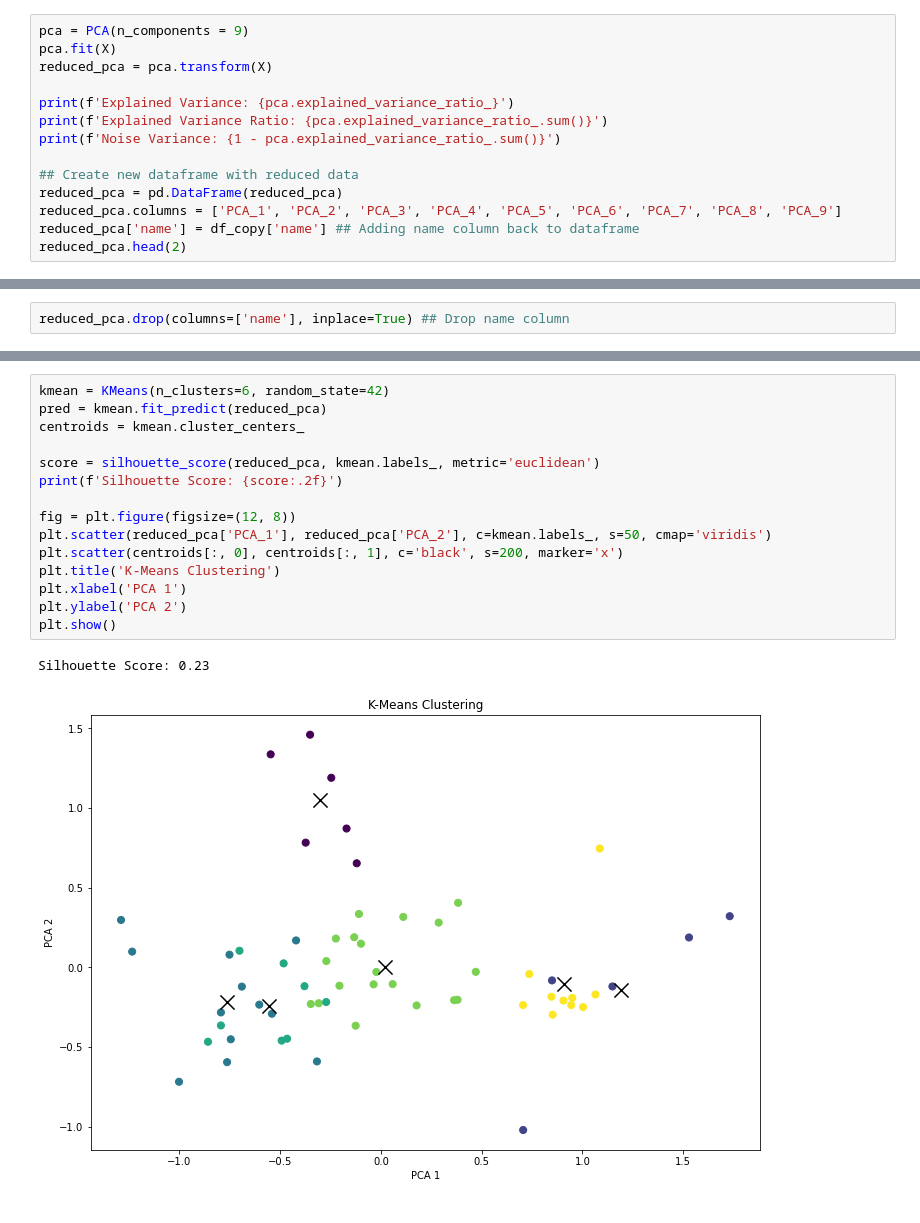
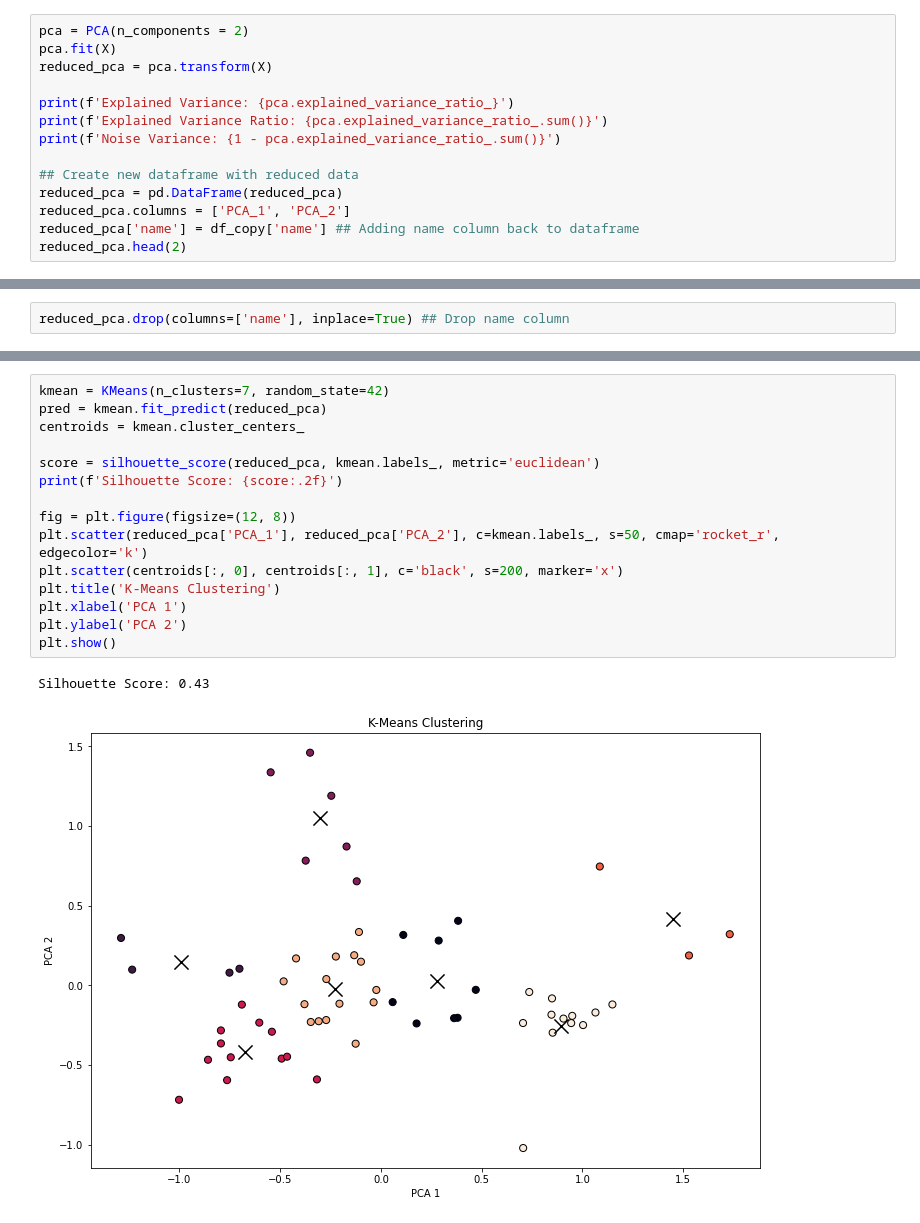
Before and after one commit to vineetver/Pose, a Jupyter notebook: Pose.ipynb, the cells around one changed output, grey strips where cells are left out. Saved outputs shown, nothing was run; the diff lists cells and outputs as text.

```diff
--- a/Pose.ipynb
+++ b/Pose.ipynb
@@ -297,7 +300,7 @@ plt.show()
 # %% [markdown]
 Applying PCA with 9 dimensions to capture 95% variance
 # %%
-pca = PCA(n_components = 9)
+pca = PCA(n_components = 2)
 pca.fit(X)
 reduced_pca = pca.transform(X)
 
@@ -307,7 +310,7 @@ print(f'Noise Variance: {1 - pca.explained_variance_ratio_.sum()}')
 
 ## Create new dataframe with reduced data
 reduced_pca = pd.DataFrame(reduced_pca)
-reduced_pca.columns = ['PCA_1', 'PCA_2', 'PCA_3', 'PCA_4', 'PCA_5', 'PCA_6', 'PCA_7', 'PCA_8', 'PCA_9']
+reduced_pca.columns = ['PCA_1', 'PCA_2']
 reduced_pca['name'] = df_copy['name'] ## Adding name column back to dataframe
 reduced_pca.head(2)
 # %% [output]
@@ -348,18 +350,18 @@ plt.show()
 # %%
-kmean = KMeans(n_clusters=6, random_state=42)
+kmean = KMeans(n_clusters=7, random_state=42)
 pred = kmean.fit_predict(reduced_pca)
 centroids = kmean.cluster_centers_
 
 score = silhouette_score(reduced_pca, kmean.labels_, metric='euclidean')
 print(f'Silhouette Score: {score:.2f}')
 
 fig = plt.figure(figsize=(12, 8))
-plt.scatter(reduced_pca['PCA_1'], reduced_pca['PCA_2'], c=kmean.labels_, s=50, cmap='viridis')
+plt.scatter(reduced_pca['PCA_1'], reduced_pca['PCA_2'], c=kmean.labels_, s=50, cmap='rocket_r', edgecolor='k')
 plt.scatter(centroids[:, 0], centroids[:, 1], c='black', s=200, marker='x')
 plt.title('K-Means Clustering')
 plt.xlabel('PCA 1')
 plt.ylabel('PCA 2')
 plt.show()
 # %% [output]
-Silhouette Score: 0.23
+Silhouette Score: 0.43
-[figure, old version]
+[figure, new version]
```
Also changed, not shown: parts of 9 cells of this notebook, 1 other file.
